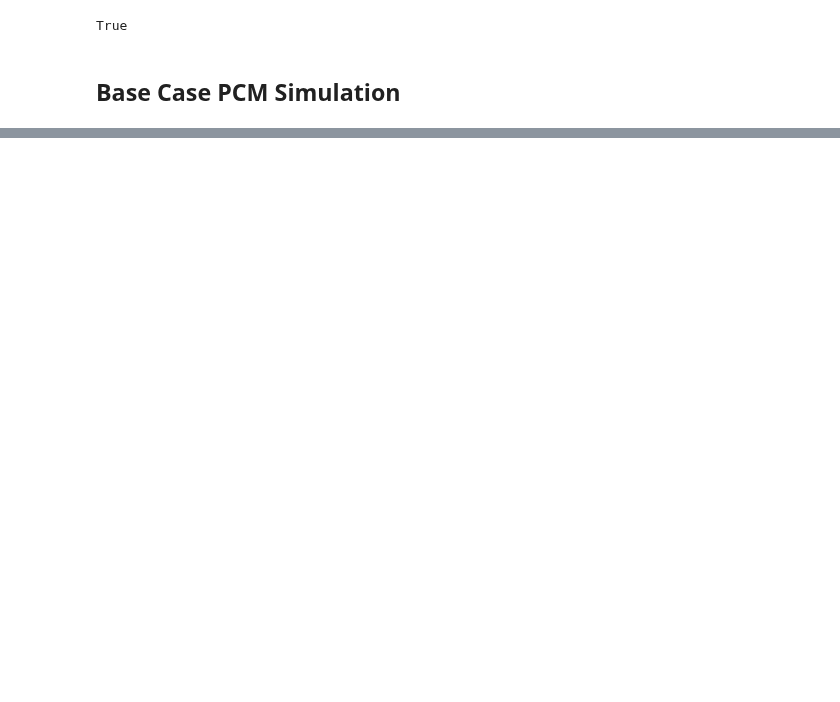
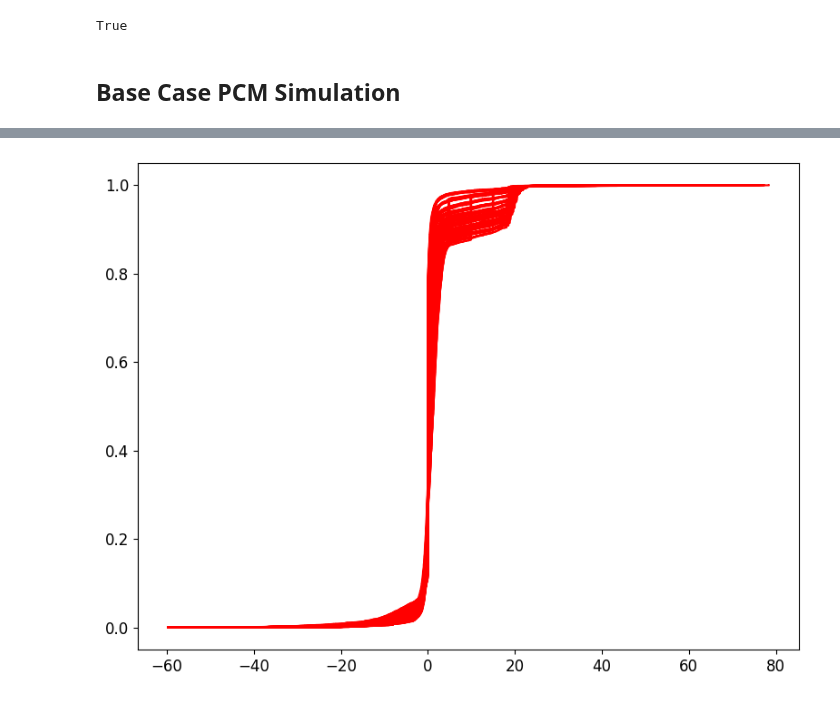
Before and after one commit to Xinhe-Chen/dispatches, a Jupyter notebook: dispatches/improved_pt/result_analysis/Summarize_PCM_Sweeps.ipynb, the cells around one changed output, grey strips where cells are left out. Cells and saved outputs as stored; diff of their text form; code cells hidden in the pictures; blank space fills up the shorter version.

```diff
--- a/dispatches/improved_pt/result_analysis/Summarize_PCM_Sweeps.ipynb
+++ b/dispatches/improved_pt/result_analysis/Summarize_PCM_Sweeps.ipynb
@@ -188,0 +207,15 @@ for idx in list(sweep_record.keys()):
+# %%
+pem_bid = list(range(5, 50, 5))  # bid from 5 to 45 with step 5
+pem_ratio = list(range(1, 11, 1))
+
+sweep_result_path = os.path.join(os.getcwd(), "Sweep_summary")
+
+with open(os.path.join(sweep_result_path, "sweep_record.json"), "r") as f:
+    sweep_record = json.load(f)
+
+for idx in list(sweep_record.keys()):
+    csv_index = f"{idx}_{sweep_record[idx]['pem_pmax_ratio']}_{sweep_record[idx]['pem_bid']}"
+    file_path = os.path.join(sweep_result_path, f"Summarized_sweep_{csv_index}.csv")
+
+#     df_res = pd.read_csv(file_path)
+#     tot_renew = df_res["RenewablesUsed"].sum() + df_res["RenewablesCurtailment"].sum()
@@ -188,0 +254,53 @@ for idx in list(sweep_record.keys()):
+# %%
+def make_histigran(col_name, delta = False, one_plot = False):
+    res_summary = {}
+    pem_bid = list(range(5, 50, 5))
+    pem_ratio = list(i/10 for i in range(1, 11, 1))
+
+    rows = len(pem_bid) # pem bid
+    cols = len(pem_ratio) # pem ratio
+    if not one_plot:
+        fig, axes = plt.subplots(rows, cols, figsize=(24, 18))
+    else:
+        fig, axes = plt.subplots(1, 1, figsize=(8, 6))
+
+    for idx in list(sweep_record.keys()):
+        csv_index = f"{idx}_{sweep_record[idx]['pem_pmax_ratio']}_{sweep_record[idx]['pem_bid']}"
+        file_path = os.path.join(sweep_result_path, f"Summarized_sweep_{csv_index}.csv")
+        df_res = pd.read_csv(file_path)
+        if delta:
+            res_arr = df_res[col_name].to_numpy() - df_base[col_name].to_numpy()
+        else:
+            res_arr = df_res[col_name].to_numpy()
+        mean = np.mean(res_arr)
+        std = np.std(res_arr)
+
+        i = pem_bid.index(sweep_record[idx]['pem_bid'])
+        j = pem_ratio.index(sweep_record[idx]['pem_pmax_ratio'])
+
+        if not one_plot:
+            # multiple plots in one
+            ax = axes[i, j]
+            if col_name in ['LMP', 'LMP DA']:
+                ax = generic_lmp_hist(ax, res_arr, delta=delta)
+            else:
+                ax.hist(res_arr)
+            ax.set_xticks([])
+            ax.set_yticks([])
+            # ax.axvline(x=mean, color='red', linestyle='--', linewidth=2)
+            ax.set_title(f"({pem_bid[i]},{pem_ratio[j]*400})", fontsize=8)
+    #         ax.text(50, 0.3, f"mean: {np.round(mean, 2)}")
+    #         ax.text(50, 0.1, f"std: {np.round(std, 2)}")
+        else:
+            cum_freq = np.arange(1, len(res_arr) + 1) / len(res_arr) # percentage
+            sorted_lmp = np.sort(res_arr-df_base['LMP DA'].to_numpy())
+            plt.plot(sorted_lmp, cum_freq, drawstyle='steps-post', color='red')
+
+    plt.tight_layout()
+    plt.show()
+
+    return
+
+make_histigran('LMP DA', delta=False, one_plot=True)
+# %% [output]
+[figure, added]
```
Also changed, not shown: parts of 22 cells of this notebook, 3 other files.
